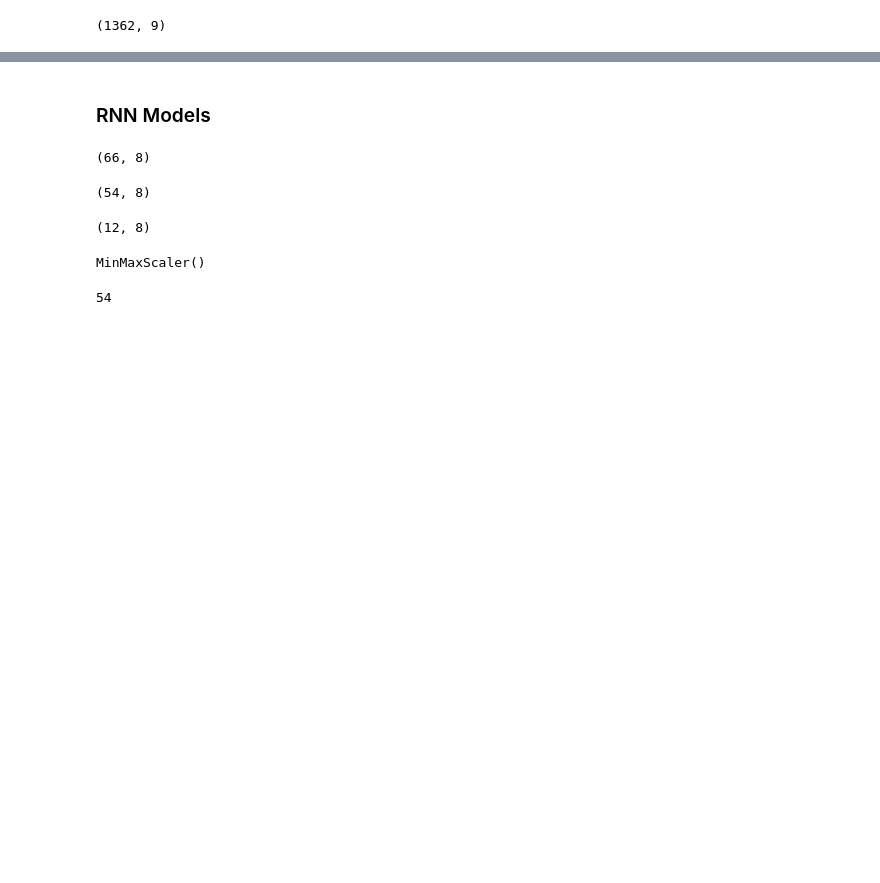
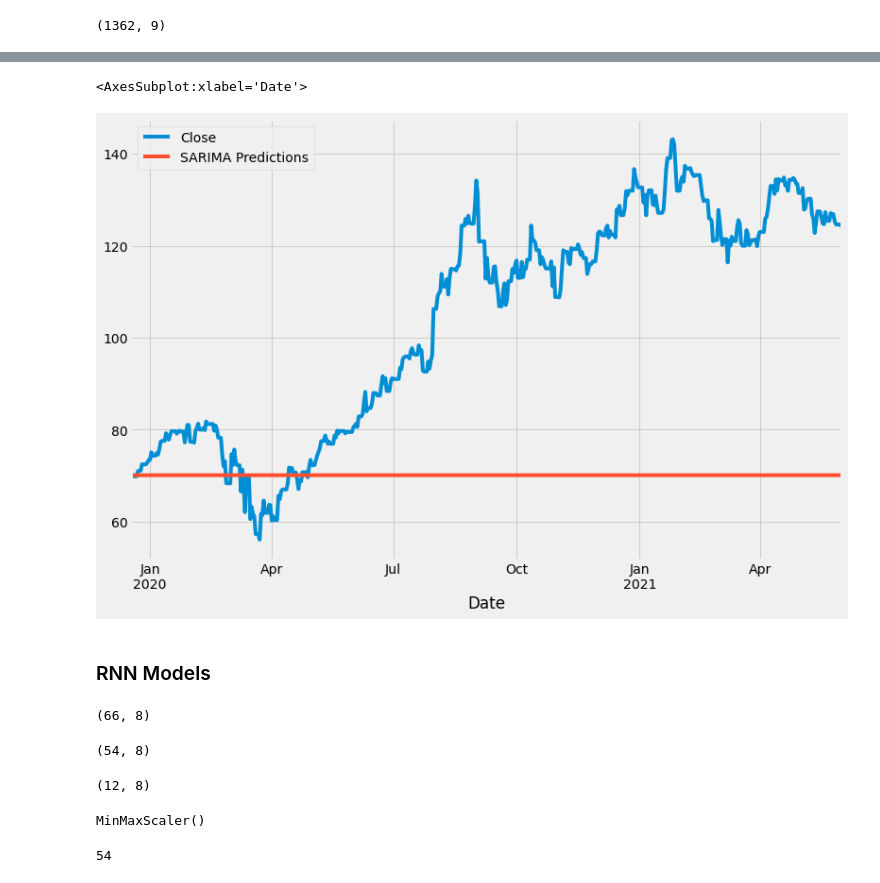
Before and after one commit to jmg0144/Stock-Market-Analysis, a Jupyter notebook: Stock-Market-Analysis.ipynb, the cells around one changed output, grey strips where cells are left out. Drawn from its saved outputs; the diff is of its cells as text; code cells hidden in the pictures; blank space fills up the shorter version.

```diff
--- a/Stock-Market-Analysis.ipynb
+++ b/Stock-Market-Analysis.ipynb
@@ -527,0 +537,8 @@ test_b = apple.iloc[997:]
+# %%
+test_b = (
+    apple
+    .iloc[997:]['Close']
+    .resample('D')
+    .mean()
+    .ffill()
+)
@@ -535,3 +568,6 @@ end_b = len(train_b) + len(test_b) - 1
+# %%
+test_start_b = test_b.index.min()
+test_end_b = test_b.index.max()
 # %%
 predictions_b = results_b.predict(start=start_b, end=end_b, typ='levels').rename('SARIMA Predictions')
 print(predictions_b)
@@ -550,0 +576,3 @@ Name: SARIMA Predictions, Length: 365, dtype: float64
+# %%
+test_predictions_b = results_b.predict(start=test_start_b, end=test_end_b, typ='levels').rename('SARIMA Predictions')
+print(test_predictions_b)
@@ -557,3 +598,9 @@ predictions_b.plot(legend=True)
+# %%
+test_b.plot(legend=True, figsize=(12,8))
+test_predictions_b.plot(legend=True)
+# %% [output]
+<AxesSubplot:xlabel='Date'>
+[figure, added]
 # %% [markdown]
 ### RNN Models
 # %%
```
Also changed, not shown: parts of 22 cells of this notebook.
